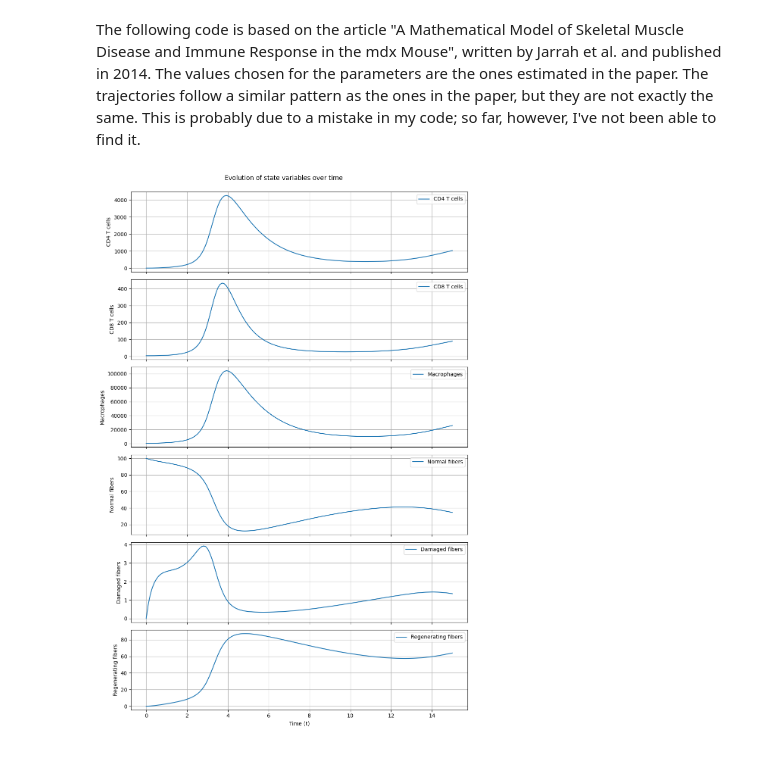
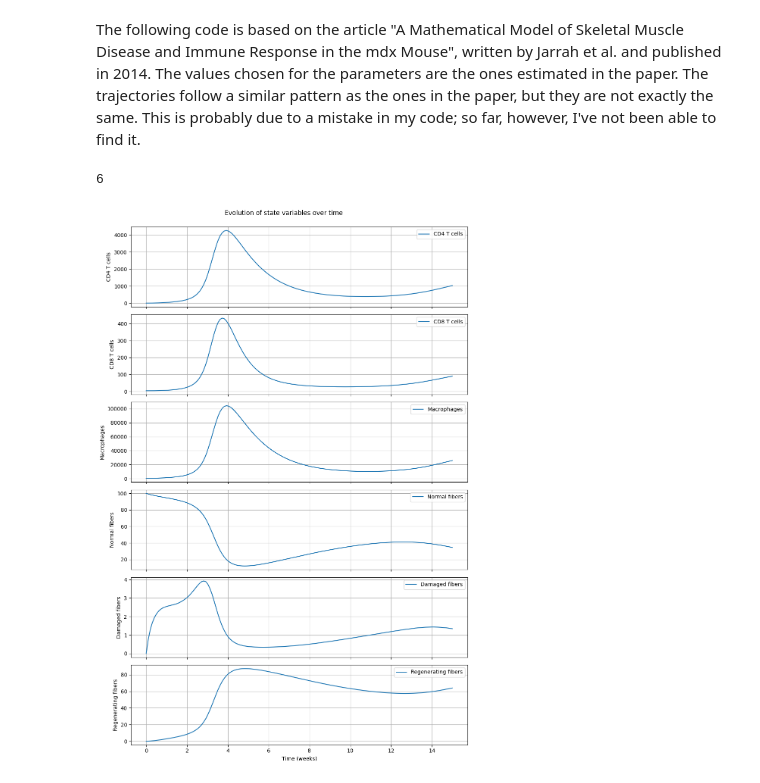
Before and after one commit to Nigritella/thesis_DMD, a Jupyter notebook: Jarrah's_paper_reproduction.ipynb, the cells around one changed output. Drawn from its saved outputs; the diff is of its cells as text; code cells hidden in the pictures.

```diff
--- a/Jarrah's_paper_reproduction.ipynb
+++ b/Jarrah's_paper_reproduction.ipynb
@@ -79,34 +81,35 @@ DMD_model_ic = partial(DMD_model, initial_conditions = initial_conditions, param
 solution = solve_ivp(DMD_model_ic, t_span, initial_conditions, method='RK45', t_eval=t_eval)
 
 #extract values
 t_values = solution.t
 values = solution.y
 
 n_vars = values.shape[0]
 labels = ["CD4 T cells", "CD8 T cells", "Macrophages", "Normal fibers", "Damaged fibers", "Regenerating fibers"]
 
 #create subplots
 fig, axes = plt.subplots(n_vars, 1, figsize=(10, 15), sharex=True)
 
 #plot each state variable in a separate subplot
 for i in range(n_vars):
     axes[i].plot(t_values, values[i], label=labels[i])
     axes[i].set_ylabel(labels[i])
     axes[i].legend()
     axes[i].grid(True)
 
 #the last subplot is the only one with the label on the x axes
-axes[-1].set_xlabel('Time (t)')
+axes[-1].set_xlabel('Time (weeks)')
 
 
-# Set the main title
+#title
 fig.suptitle('Evolution of state variables over time')
 
 
-# Adjust layout to prevent overlap
+#adjust layout to prevent overlap
 plt.tight_layout()
 plt.subplots_adjust(top=0.95)
 
 plt.show()
 # %% [output]
+6
-[figure, old version]
+[figure, new version]
```
Also changed, not shown: parts of 1 cell of this notebook, 1 other file.
